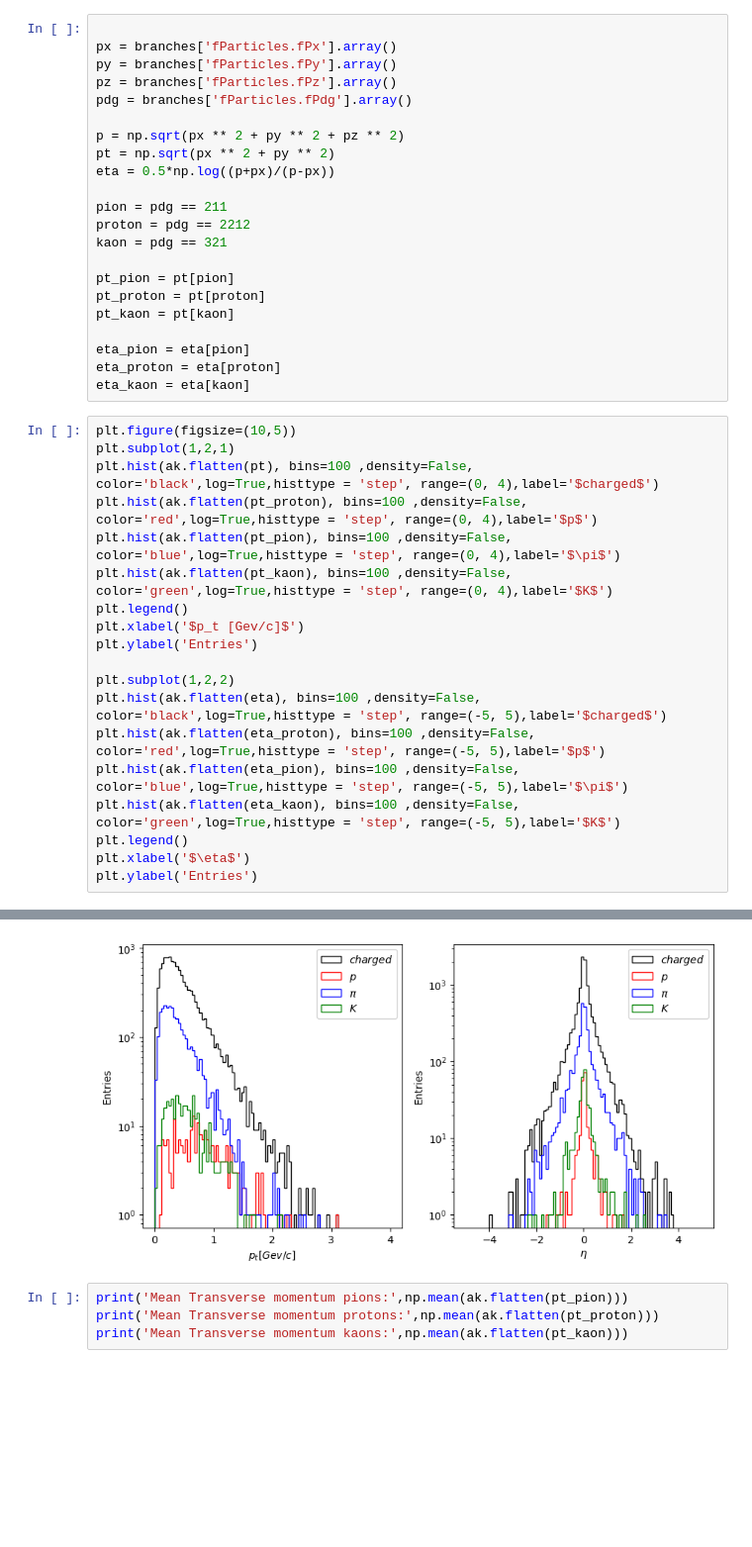
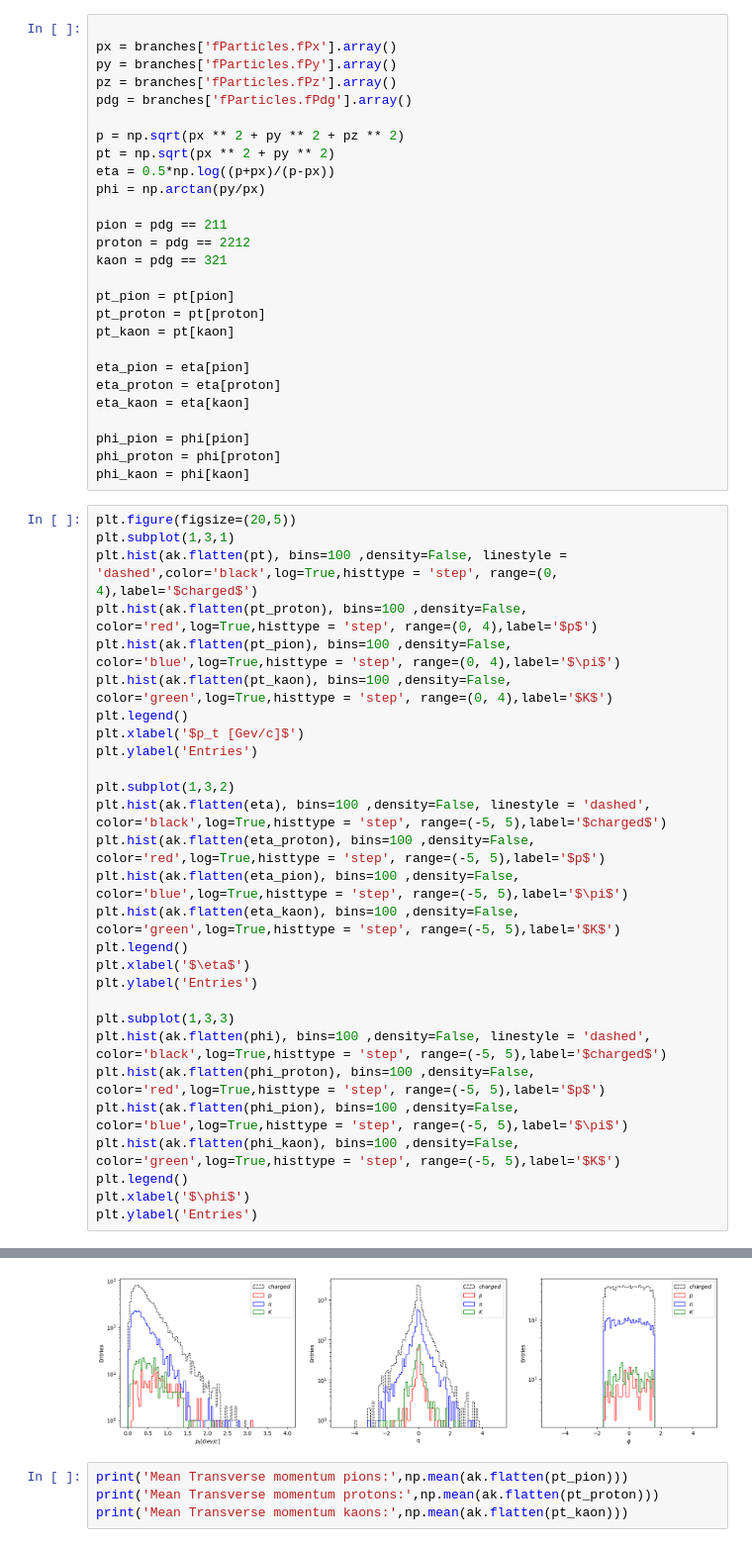
Before and after one commit to isadoji/pyHEP, a Jupyter notebook: 2.Scikit-HEP/urqmd.ipynb, the cells around one changed output, grey strips where cells are left out. Shown at 99% size. Drawn from its saved outputs; the diff is of its cells as text; blank space fills up the shorter version.

```diff
--- a/2.Scikit-HEP/urqmd.ipynb
+++ b/2.Scikit-HEP/urqmd.ipynb
@@ -36,6 +18,7 @@ pdg = branches['fParticles.fPdg'].array()
 p = np.sqrt(px ** 2 + py ** 2 + pz ** 2)
 pt = np.sqrt(px ** 2 + py ** 2)
 eta = 0.5*np.log((p+px)/(p-px))
+phi = np.arctan(py/px)
 
 pion = pdg == 211
 proton = pdg == 2212
@@ -48,28 +31,41 @@ pt_kaon = pt[kaon]
 eta_pion = eta[pion]
 eta_proton = eta[proton]
 eta_kaon = eta[kaon]
+
+phi_pion = phi[pion]
+phi_proton = phi[proton]
+phi_kaon = phi[kaon]
 # %%
-plt.figure(figsize=(10,5))
-plt.subplot(1,2,1)
-plt.hist(ak.flatten(pt), bins=100 ,density=False, color='black',log=True,histtype = 'step', range=(0, 4),label='$charged$')
+plt.figure(figsize=(20,5))
+plt.subplot(1,3,1)
+plt.hist(ak.flatten(pt), bins=100 ,density=False, linestyle = 'dashed',color='black',log=True,histtype = 'step', range=(0, 4),label='$charged$')
 plt.hist(ak.flatten(pt_proton), bins=100 ,density=False, color='red',log=True,histtype = 'step', range=(0, 4),label='$p$')
 plt.hist(ak.flatten(pt_pion), bins=100 ,density=False, color='blue',log=True,histtype = 'step', range=(0, 4),label='$\pi$')
 plt.hist(ak.flatten(pt_kaon), bins=100 ,density=False, color='green',log=True,histtype = 'step', range=(0, 4),label='$K$')
 plt.legend()
 plt.xlabel('$p_t [Gev/c]$')
 plt.ylabel('Entries')
 
-plt.subplot(1,2,2)
-plt.hist(ak.flatten(eta), bins=100 ,density=False, color='black',log=True,histtype = 'step', range=(-5, 5),label='$charged$')
+plt.subplot(1,3,2)
+plt.hist(ak.flatten(eta), bins=100 ,density=False, linestyle = 'dashed', color='black',log=True,histtype = 'step', range=(-5, 5),label='$charged$')
 plt.hist(ak.flatten(eta_proton), bins=100 ,density=False, color='red',log=True,histtype = 'step', range=(-5, 5),label='$p$')
 plt.hist(ak.flatten(eta_pion), bins=100 ,density=False, color='blue',log=True,histtype = 'step', range=(-5, 5),label='$\pi$')
 plt.hist(ak.flatten(eta_kaon), bins=100 ,density=False, color='green',log=True,histtype = 'step', range=(-5, 5),label='$K$')
 plt.legend()
 plt.xlabel('$\eta$')
 plt.ylabel('Entries')
+
+plt.subplot(1,3,3)
+plt.hist(ak.flatten(phi), bins=100 ,density=False, linestyle = 'dashed', color='black',log=True,histtype = 'step', range=(-5, 5),label='$charged$')
+plt.hist(ak.flatten(phi_proton), bins=100 ,density=False, color='red',log=True,histtype = 'step', range=(-5, 5),label='$p$')
+plt.hist(ak.flatten(phi_pion), bins=100 ,density=False, color='blue',log=True,histtype = 'step', range=(-5, 5),label='$\pi$')
+plt.hist(ak.flatten(phi_kaon), bins=100 ,density=False, color='green',log=True,histtype = 'step', range=(-5, 5),label='$K$')
+plt.legend()
+plt.xlabel('$\phi$')
+plt.ylabel('Entries')
 # %% [output]
 Text(0, 0.5, 'Entries')
-[figure, old version]
+[figure, new version]
 # %%
 print('Mean Transverse momentum pions:',np.mean(ak.flatten(pt_pion)))
 print('Mean Transverse momentum protons:',np.mean(ak.flatten(pt_proton)))
```
Also changed, not shown: parts of 2 cells of this notebook.
